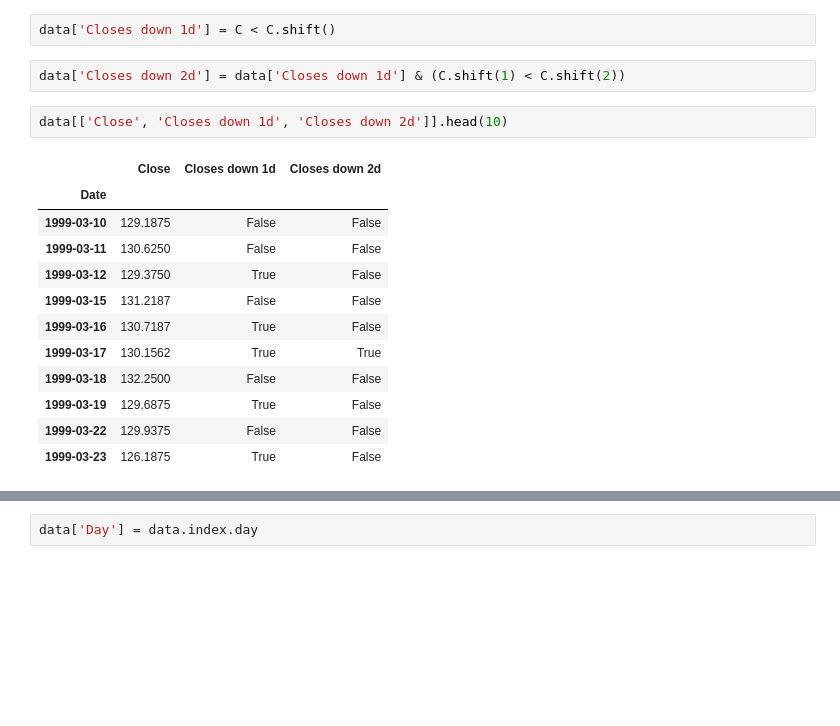
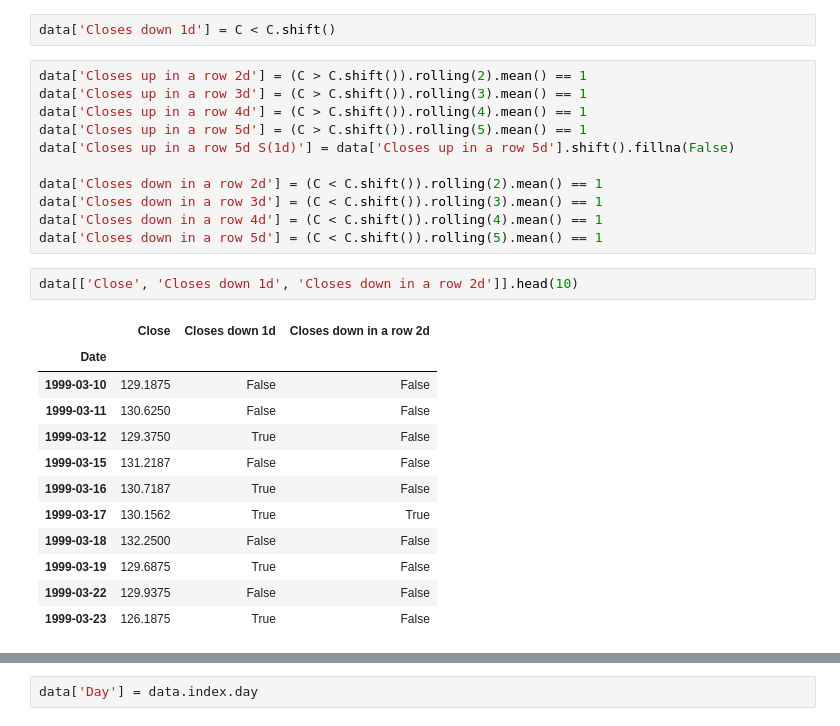
Before and after one commit to minimalgeek/DeepLearning, a Jupyter notebook: Stock/notebooks/RH/04_RH_features.ipynb, the cells around one changed output, grey strips where cells are left out. Drawn from its saved outputs; the diff is of its cells as text; blank space fills up the shorter version.

```diff
--- a/Stock/notebooks/RH/04_RH_features.ipynb
+++ b/Stock/notebooks/RH/04_RH_features.ipynb
@@ -82,12 +82,21 @@ DatetimeIndex(['1999-03-31', '1999-06-30', '1999-09-30', '1999-12-31',
               dtype='datetime64[ns]', name='Date', freq=None)
 # %%
 data['Closes down 1d'] = C < C.shift()
-# %%
-data['Closes down 2d'] = data['Closes down 1d'] & (C.shift(1) < C.shift(2))
+# %%
+data['Closes up in a row 2d'] = (C > C.shift()).rolling(2).mean() == 1
+data['Closes up in a row 3d'] = (C > C.shift()).rolling(3).mean() == 1
+data['Closes up in a row 4d'] = (C > C.shift()).rolling(4).mean() == 1
+data['Closes up in a row 5d'] = (C > C.shift()).rolling(5).mean() == 1
+data['Closes up in a row 5d S(1d)'] = data['Closes up in a row 5d'].shift().fillna(False)
+
+data['Closes down in a row 2d'] = (C < C.shift()).rolling(2).mean() == 1
+data['Closes down in a row 3d'] = (C < C.shift()).rolling(3).mean() == 1
+data['Closes down in a row 4d'] = (C < C.shift()).rolling(4).mean() == 1
+data['Closes down in a row 5d'] = (C < C.shift()).rolling(5).mean() == 1
 # %%
-data[['Close', 'Closes down 1d', 'Closes down 2d']].head(10)
+data[['Close', 'Closes down 1d', 'Closes down in a row 2d']].head(10)
 # %% [output]
-|  | Close | Closes down 1d | Closes down 2d |
+|  | Close | Closes down 1d | Closes down in a row 2d |
 | Date |  |  |  |
 | 1999-03-10 | 129.1875 | False | False |
 | 1999-03-11 | 130.6250 | False | False |
```
Also changed, not shown: parts of 32 cells of this notebook.
